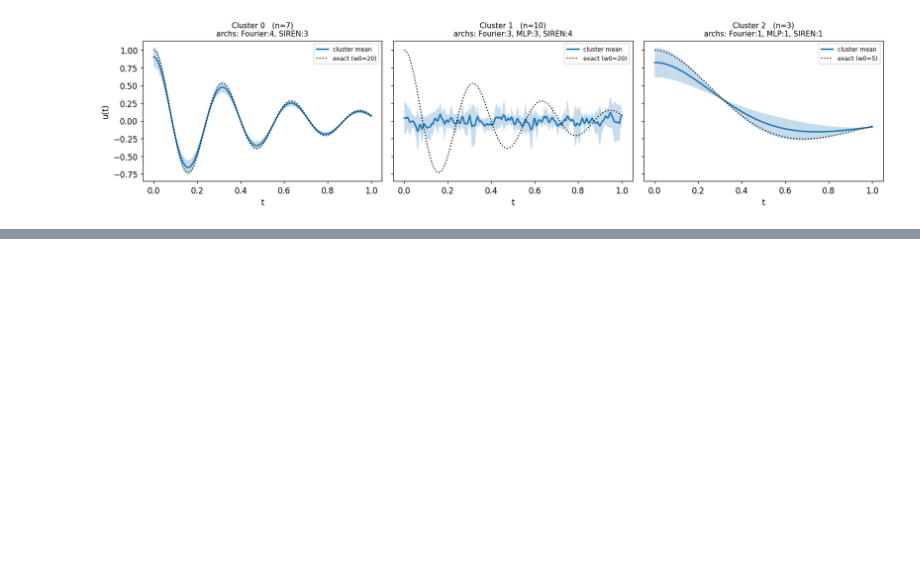
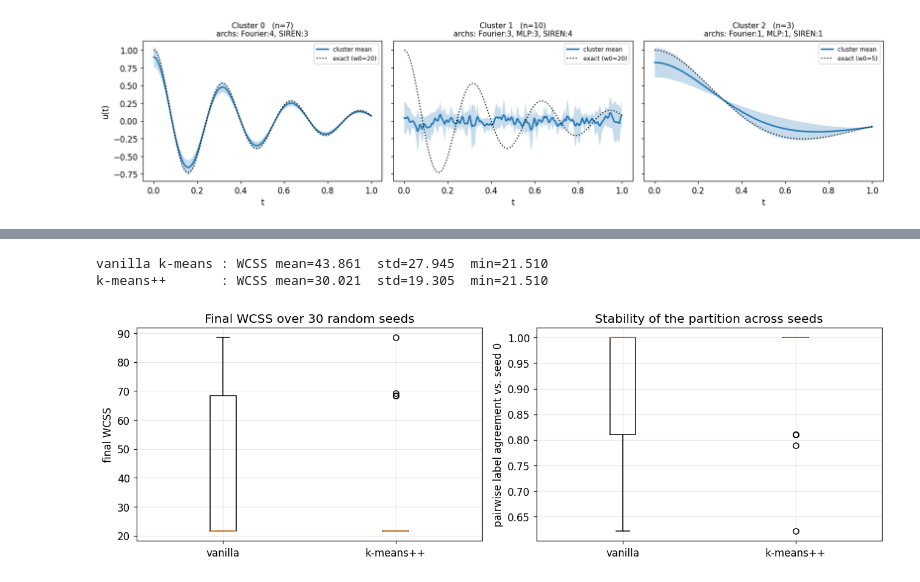
Before and after one commit to al3gzy/prml_course, a Jupyter notebook: arch_variations_pinns.ipynb, the cells around one changed output, grey strips where cells are left out. Drawn from its saved outputs; the diff is of its cells as text; code cells hidden in the pictures; blank space fills up the shorter version.

```diff
--- a/arch_variations_pinns.ipynb
+++ b/arch_variations_pinns.ipynb
@@ -775,0 +939,53 @@ not just a scalar accuracy number.
+# %%
+n_seeds = 30
+wcss_vanilla = []
+wcss_pp = []
+labels_vanilla_runs = []
+labels_pp_runs = []
+
+for seed in range(n_seeds):
+    lab_v, _, hist_v = kmeans_from_scratch(Z, k=K, seed=seed)
+    lab_p, _, hist_p = kmeans_pp_from_scratch(Z, k=K, seed=seed)
+    wcss_vanilla.append(hist_v[-1])
+    wcss_pp.append(hist_p[-1])
+    labels_vanilla_runs.append(lab_v)
+    labels_pp_runs.append(lab_p)
+
+wcss_vanilla = np.array(wcss_vanilla)
+wcss_pp      = np.array(wcss_pp)
+
+print(f"vanilla k-means : WCSS mean={wcss_vanilla.mean():.3f}  "
+      f"std={wcss_vanilla.std():.3f}  min={wcss_vanilla.min():.3f}")
+print(f"k-means++       : WCSS mean={wcss_pp.mean():.3f}  "
+      f"std={wcss_pp.std():.3f}  min={wcss_pp.min():.3f}")
+
+def pair_agreement(labs_a, labs_b):
+    # Rand-style: fraction of off-diagonal point-pairs that share clustering status in both.
+    n = len(labs_a)
+    A = labs_a[:, None] == labs_a[None, :]
+    B = labs_b[:, None] == labs_b[None, :]
+    return ((A == B).sum() - n) / (n * (n - 1))
+
+agree_v = [pair_agreement(labels_vanilla_runs[0], labels_vanilla_runs[i]) for i in range(1, n_seeds)]
+agree_p = [pair_agreement(labels_pp_runs[0],      labels_pp_runs[i])      for i in range(1, n_seeds)]
+# %% [output]
+vanilla k-means : WCSS mean=43.861  std=27.945  min=21.510
+k-means++       : WCSS mean=30.021  std=19.305  min=21.510
+# %%
+fig, ax = plt.subplots(1, 2, figsize=(12, 4))
+
+bp1 = ax[0].boxplot([wcss_vanilla, wcss_pp])
+ax[0].set_xticks([1, 2]); ax[0].set_xticklabels(["vanilla", "k-means++"])
+ax[0].set_ylabel("final WCSS")
+ax[0].set_title(f"Final WCSS over {n_seeds} random seeds")
+ax[0].grid(alpha=0.3)
+
+bp2 = ax[1].boxplot([agree_v, agree_p])
+ax[1].set_xticks([1, 2]); ax[1].set_xticklabels(["vanilla", "k-means++"])
+ax[1].set_ylabel("pairwise label agreement vs. seed 0")
+ax[1].set_title("Stability of the partition across seeds")
+ax[1].grid(alpha=0.3)
+
+plt.tight_layout(); plt.show()
+# %% [output]
+[figure, added]
```
Also changed, not shown: parts of 15 cells of this notebook.
